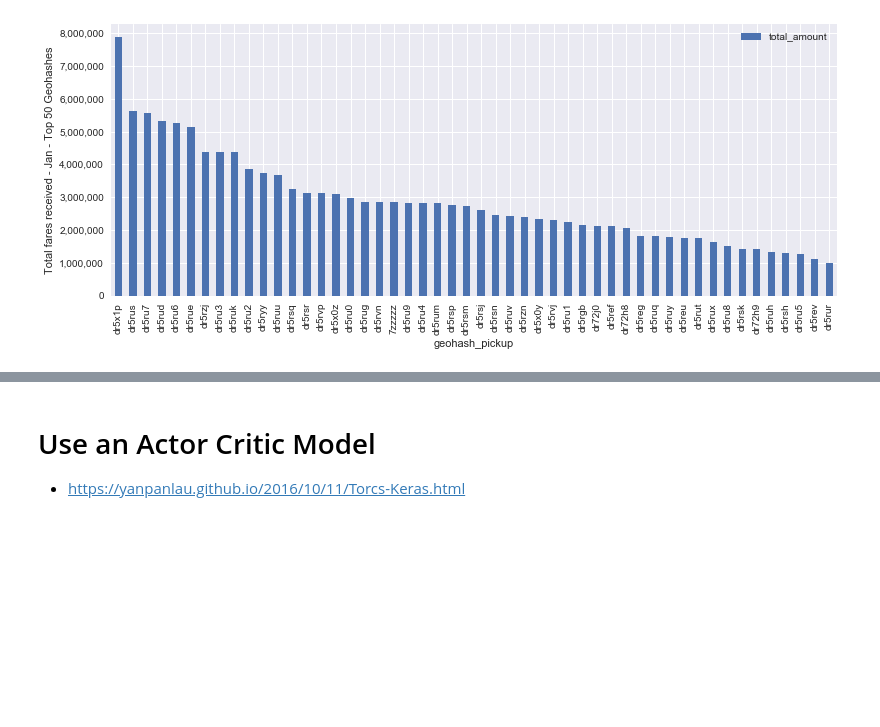
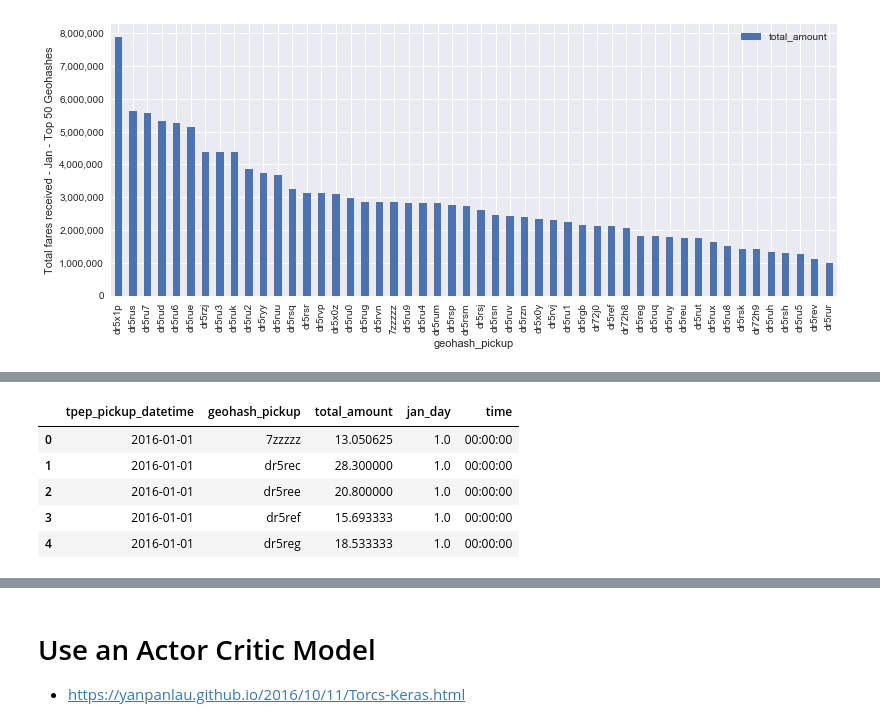
Before and after one commit to jonhilgart22/DSCI-6005-deep-learning, a Jupyter notebook: final_project/Taxi-Cab-EDA.ipynb, the cells around one changed output, grey strips where cells are left out. Cells and saved outputs as stored; diff of their text form; code cells hidden in the pictures; blank space fills up the shorter version.

```diff
--- a/final_project/Taxi-Cab-EDA.ipynb
+++ b/final_project/Taxi-Cab-EDA.ipynb
@@ -316,4 +331,13 @@ grouped_pickup_fares  = grouped_pickup_fares.reset_index()
 # %%
 # groupby again only on minutes this time
 grouped_pickup_fares['time'] = grouped_pickup_fares.tpep_pickup_datetime.apply(lambda x : x.time())
+# %%
+grouped_pickup_fares .head()
+# %% [output]
+|  | tpep_pickup_datetime | geohash_pickup | total_amount | jan_day | time |
+| 0 | 2016-01-01 | 7zzzzz | 13.050625 | 1.0 | 00:00:00 |
+| 1 | 2016-01-01 | dr5rec | 28.300000 | 1.0 | 00:00:00 |
+| 2 | 2016-01-01 | dr5ree | 20.800000 | 1.0 | 00:00:00 |
+| 3 | 2016-01-01 | dr5ref | 15.693333 | 1.0 | 00:00:00 |
+| 4 | 2016-01-01 | dr5reg | 18.533333 | 1.0 | 00:00:00 |
 # %%
```
Also changed, not shown: parts of 13 cells of this notebook.
